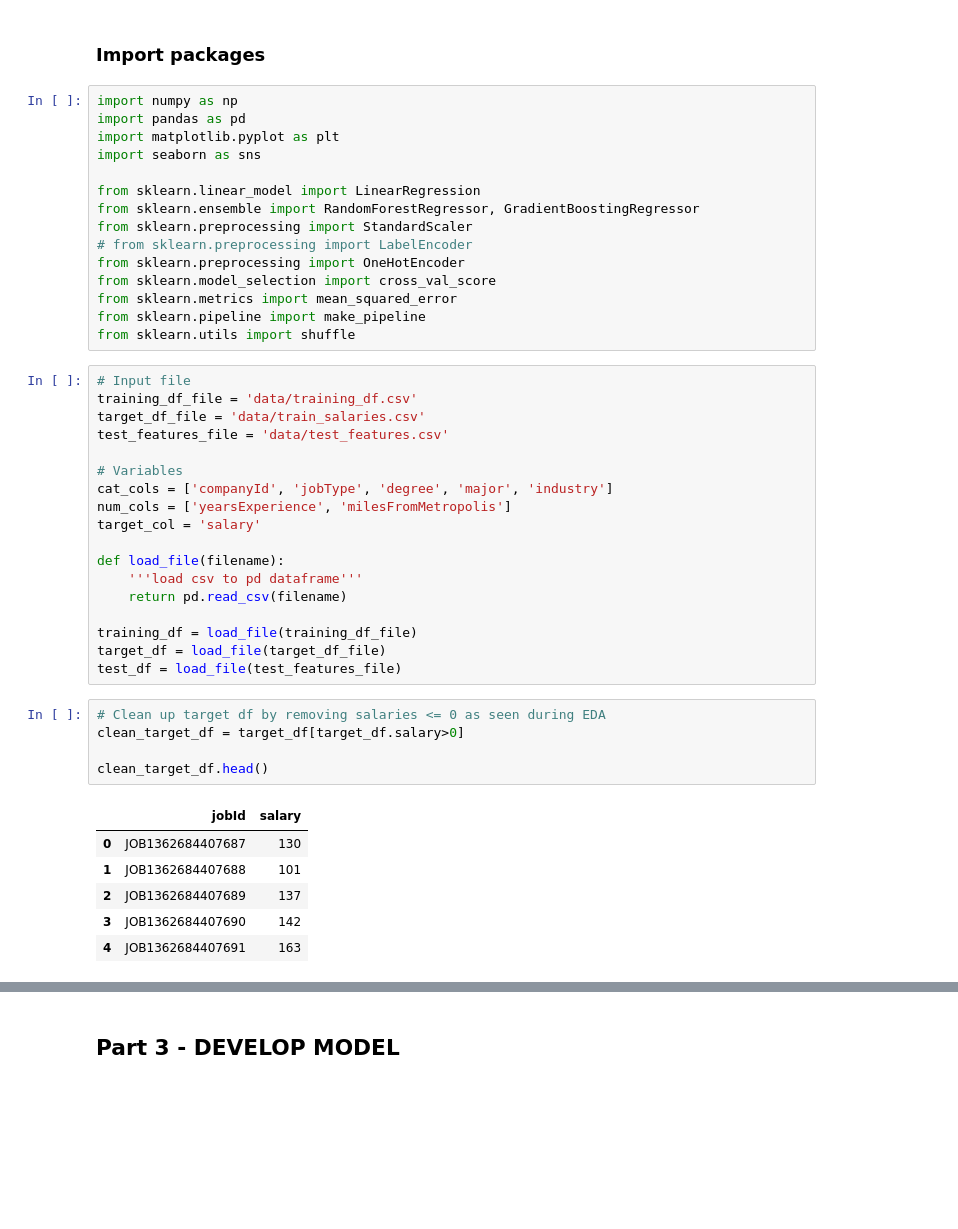
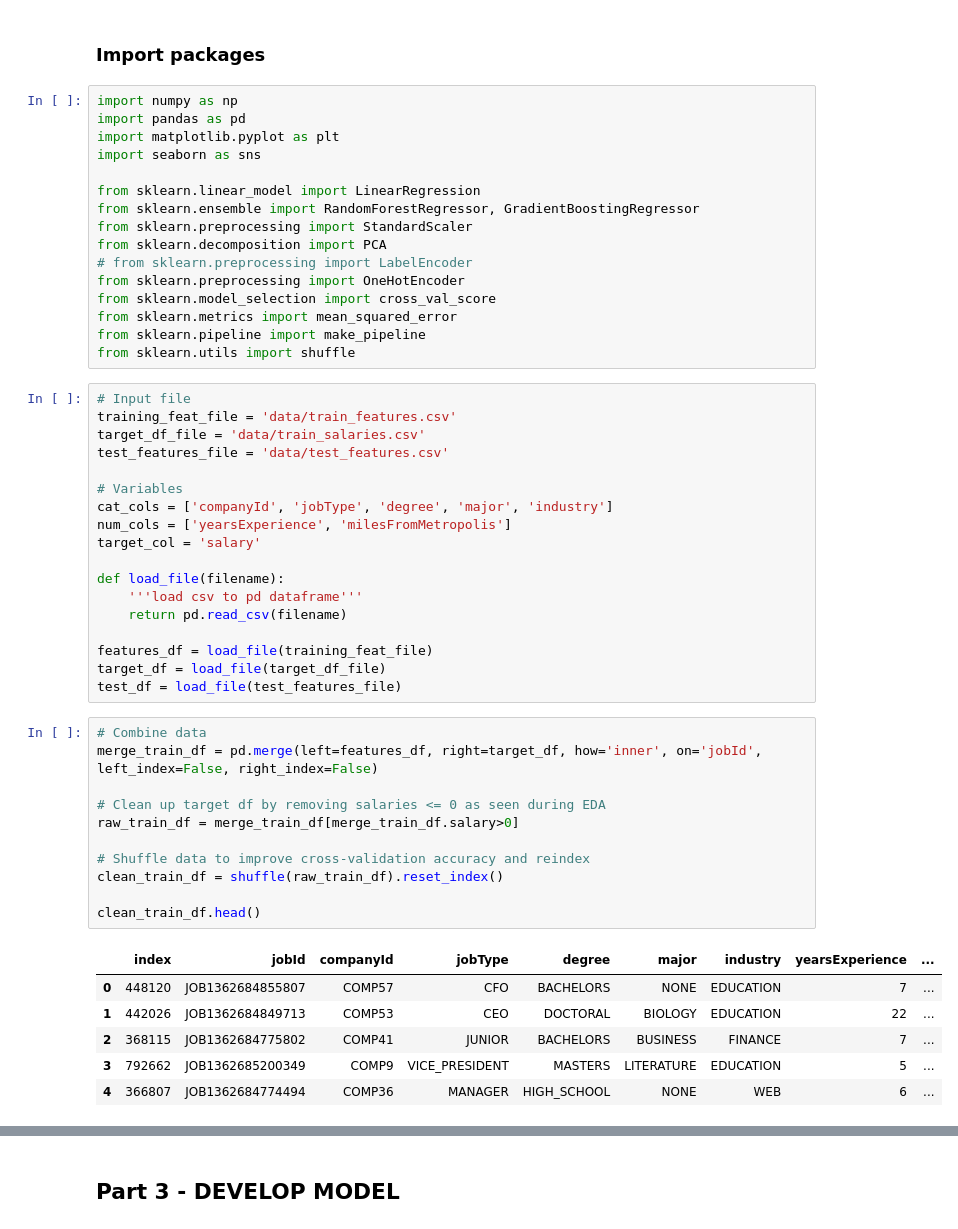
Before and after one commit to jma199/salarypredictionportfolio, a Jupyter notebook: Salary Prediction Project Modeling.ipynb, the cells around one changed output, grey strips where cells are left out. Cells and saved outputs as stored; diff of their text form; blank space fills up the shorter version.

```diff
--- a/Salary Prediction Project Modeling.ipynb
+++ b/Salary Prediction Project Modeling.ipynb
@@ -17,6 +17,7 @@ import seaborn as sns
 from sklearn.linear_model import LinearRegression
 from sklearn.ensemble import RandomForestRegressor, GradientBoostingRegressor
 from sklearn.preprocessing import StandardScaler
+from sklearn.decomposition import PCA
 # from sklearn.preprocessing import LabelEncoder
 from sklearn.preprocessing import OneHotEncoder
 from sklearn.model_selection import cross_val_score
@@ -25,7 +26,7 @@ from sklearn.pipeline import make_pipeline
 from sklearn.utils import shuffle
 # %%
 # Input file
-training_df_file = 'data/training_df.csv'
+training_feat_file = 'data/train_features.csv'
 target_df_file = 'data/train_salaries.csv'
 test_features_file = 'data/test_features.csv'
 
@@ -38,18 +39,24 @@ def load_file(filename):
     '''load csv to pd dataframe'''
     return pd.read_csv(filename)
 
-training_df = load_file(training_df_file)
+features_df = load_file(training_feat_file)
 target_df = load_file(target_df_file)
 test_df = load_file(test_features_file)
 # %%
+# Combine data
+merge_train_df = pd.merge(left=features_df, right=target_df, how='inner', on='jobId', left_index=False, right_index=False)
+
 # Clean up target df by removing salaries <= 0 as seen during EDA
-clean_target_df = target_df[target_df.salary>0]
+raw_train_df = merge_train_df[merge_train_df.salary>0]
 
-clean_target_df.head()
+# Shuffle data to improve cross-validation accuracy and reindex
+clean_train_df = shuffle(raw_train_df).reset_index()
+
+clean_train_df.head()
 # %% [output]
-|  | jobId | salary |
-| 0 | JOB1362684407687 | 130 |
-| 1 | JOB1362684407688 | 101 |
-| 2 | JOB1362684407689 | 137 |
-| 3 | JOB1362684407690 | 142 |
-| 4 | JOB1362684407691 | 163 |
+|  | index | jobId | companyId | jobType | degree | major | industry | yearsExperience | ... |
+| 0 | 448120 | JOB1362684855807 | COMP57 | CFO | BACHELORS | NONE | EDUCATION | 7 | ... |
+| 1 | 442026 | JOB1362684849713 | COMP53 | CEO | DOCTORAL | BIOLOGY | EDUCATION | 22 | ... |
+| 2 | 368115 | JOB1362684775802 | COMP41 | JUNIOR | BACHELORS | BUSINESS | FINANCE | 7 | ... |
+| 3 | 792662 | JOB1362685200349 | COMP9 | VICE_PRESIDENT | MASTERS | LITERATURE | EDUCATION | 5 | ... |
+| 4 | 366807 | JOB1362684774494 | COMP36 | MANAGER | HIGH_SCHOOL | NONE | WEB | 6 | ... |
```
Also changed, not shown: parts of 34 cells of this notebook.
